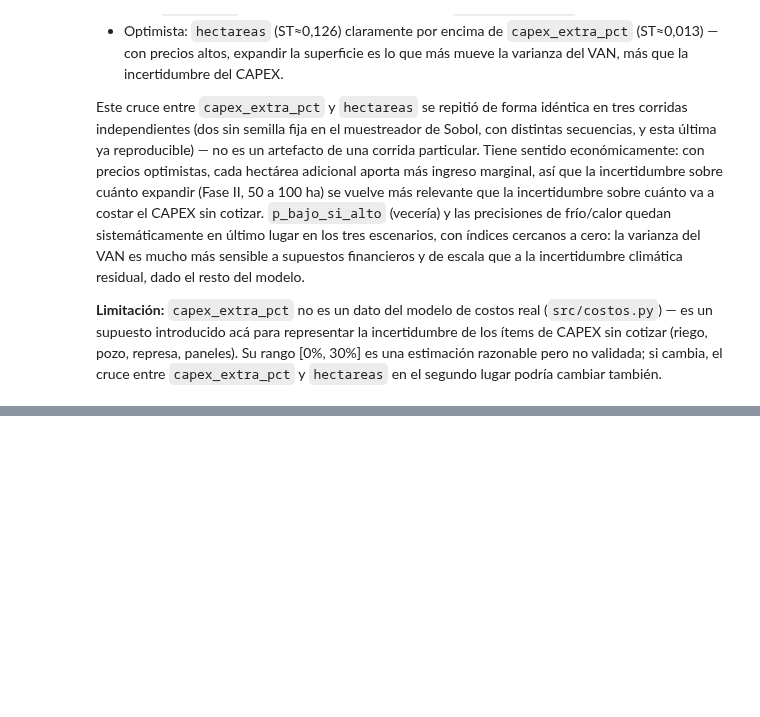
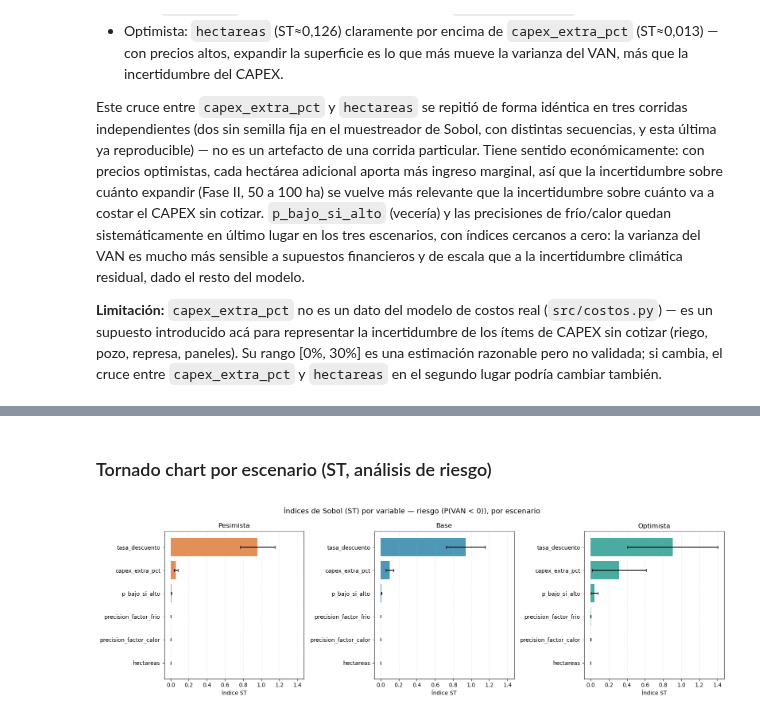
Before and after one commit to Emilialandgrebe/tesis-maestria, a Jupyter notebook: notebooks/03_sensibilidad_sobol.ipynb, the cells around one changed output, grey strips where cells are left out. Saved outputs shown, nothing was run; the diff lists cells and outputs as text; code cells hidden in the pictures; blank space fills up the shorter version.

```diff
--- a/notebooks/03_sensibilidad_sobol.ipynb
+++ b/notebooks/03_sensibilidad_sobol.ipynb
@@ -190,0 +205,7 @@ podría cambiar también.
+# %%
+from src.sensibilidad import comparar_sensibilidad_riesgo
+
+inicio = time.time()
+df_riesgo = comparar_sensibilidad_riesgo()
+print(f"\nTiempo total: {(time.time() - inicio) / 60:.1f} minutos")
+df_riesgo
@@ -190,0 +247,18 @@ podría cambiar también.
+# %% [markdown]
+### Tornado chart por escenario (ST, análisis de riesgo)
+# %%
+fig, axes = plt.subplots(1, 3, figsize=(16, 5), sharex=True)
+
+for ax, escenario in zip(axes, escenarios):
+    sub = df_riesgo[df_riesgo["escenario"] == escenario].sort_values("ST", ascending=True)
+    ax.barh(sub["parametro"], sub["ST"], xerr=sub["ST_conf"],
+            color=colores[escenario], alpha=0.85, capsize=3)
+    ax.set_title(escenario.capitalize(), fontsize=12)
+    ax.set_xlabel("Índice ST")
+    ax.grid(axis="x", linestyle=":", alpha=0.5)
+
+fig.suptitle("Índices de Sobol (ST) por variable — riesgo (P(VAN < 0)), por escenario", fontsize=13)
+plt.tight_layout()
+plt.show()
+# %% [output]
+[figure, added]
```
Also changed, not shown: parts of 10 cells of this notebook, 2 other files.
